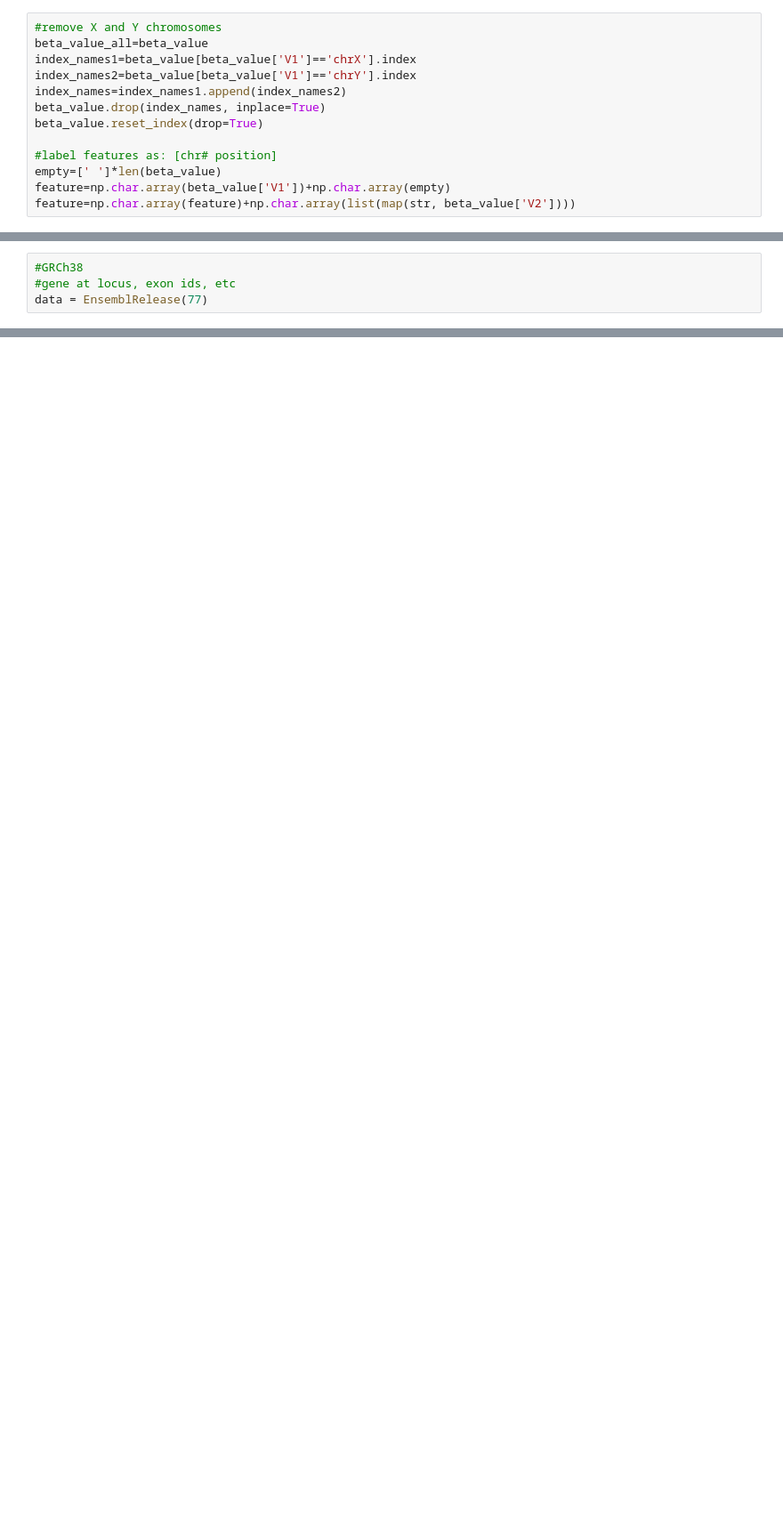
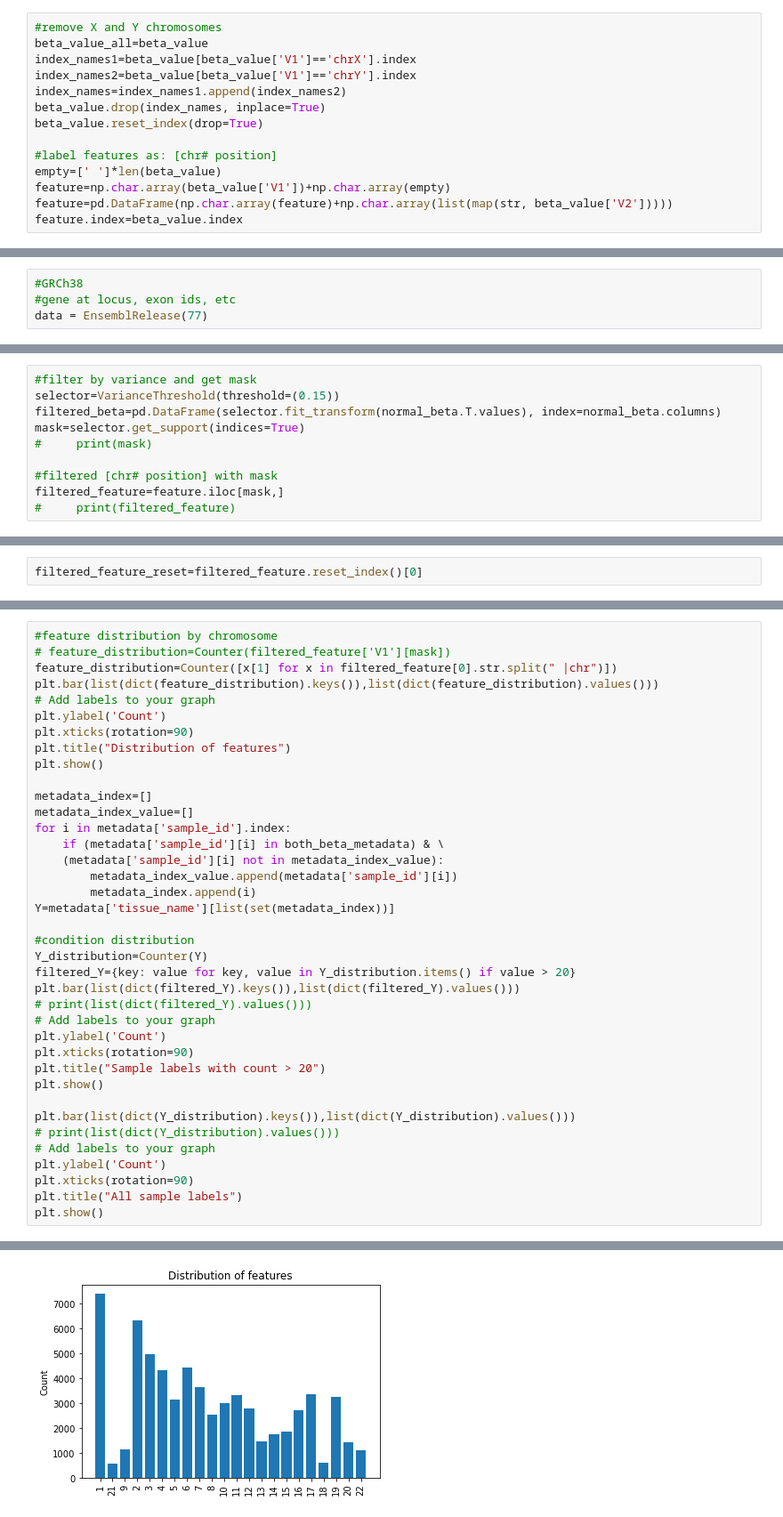
Before and after one commit to ylaboratory/methylation-classification, a Jupyter notebook: src_sunny/prelim.ipynb, the cells around one changed output, grey strips where cells are left out. Shown: that part at 89% size. Saved outputs shown, nothing was run; the diff lists cells and outputs as text; blank space fills up the shorter version.

```diff
--- a/src_sunny/prelim.ipynb
+++ b/src_sunny/prelim.ipynb
@@ -33,7 +43,8 @@ beta_value.reset_index(drop=True)
 #label features as: [chr# position]
 empty=[' ']*len(beta_value)
 feature=np.char.array(beta_value['V1'])+np.char.array(empty)
-feature=np.char.array(feature)+np.char.array(list(map(str, beta_value['V2'])))
+feature=pd.DataFrame(np.char.array(feature)+np.char.array(list(map(str, beta_value['V2']))))
+feature.index=beta_value.index
 # %%
 #Get samples with both methylation data and metadata annotation
 beta_samples=list(beta_value.columns)[2:]
@@ -128,0 +152,10 @@ data = EnsemblRelease(77)
+# %%
+#filter by variance and get mask
+selector=VarianceThreshold(threshold=(0.15))
+filtered_beta=pd.DataFrame(selector.fit_transform(normal_beta.T.values), index=normal_beta.columns)
+mask=selector.get_support(indices=True)
+#     print(mask)
+
+#filtered [chr# position] with mask
+filtered_feature=feature.iloc[mask,]
+#     print(filtered_feature)
@@ -129,3 +213,5 @@ data = EnsemblRelease(77)
+# %%
+filtered_feature_reset=filtered_feature.reset_index()[0]
 # %%
 all_genes=dict()
 results=pd.DataFrame()
@@ -270,0 +396,39 @@ array([[<AxesSubplot:title={'center':'GSM2722207'}>,
+# %%
+#feature distribution by chromosome
+# feature_distribution=Counter(filtered_feature['V1'][mask])
+feature_distribution=Counter([x[1] for x in filtered_feature[0].str.split(" |chr")])
+plt.bar(list(dict(feature_distribution).keys()),list(dict(feature_distribution).values()))
+# Add labels to your graph
+plt.ylabel('Count')
+plt.xticks(rotation=90)
+plt.title("Distribution of features")
+plt.show()
+
+metadata_index=[]
+metadata_index_value=[]
+for i in metadata['sample_id'].index:
+    if (metadata['sample_id'][i] in both_beta_metadata) & \
+    (metadata['sample_id'][i] not in metadata_index_value):
+        metadata_index_value.append(metadata['sample_id'][i])
+        metadata_index.append(i)
+Y=metadata['tissue_name'][list(set(metadata_index))]
+
+#condition distribution
+Y_distribution=Counter(Y)
+filtered_Y={key: value for key, value in Y_distribution.items() if value > 20}
+plt.bar(list(dict(filtered_Y).keys()),list(dict(filtered_Y).values()))
+# print(list(dict(filtered_Y).values()))
+# Add labels to your graph
+plt.ylabel('Count')
+plt.xticks(rotation=90)
+plt.title("Sample labels with count > 20")
+plt.show()
+
+plt.bar(list(dict(Y_distribution).keys()),list(dict(Y_distribution).values()))
+# print(list(dict(Y_distribution).values()))
+# Add labels to your graph
+plt.ylabel('Count')
+plt.xticks(rotation=90)
+plt.title("All sample labels")
+plt.show()
+# %% [output]
@@ -270,0 +437 @@ array([[<AxesSubplot:title={'center':'GSM2722207'}>,
+[figure, added]
```
Also changed, not shown: parts of 30 cells of this notebook, 14 other files.
